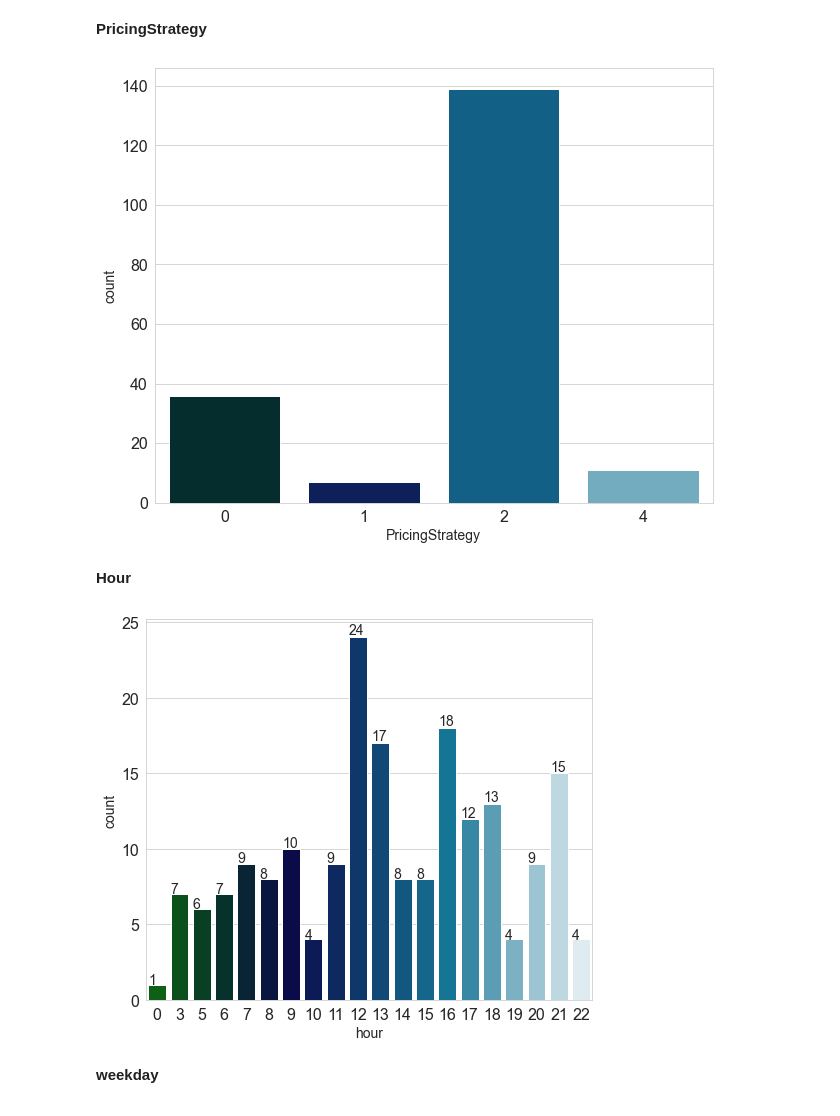
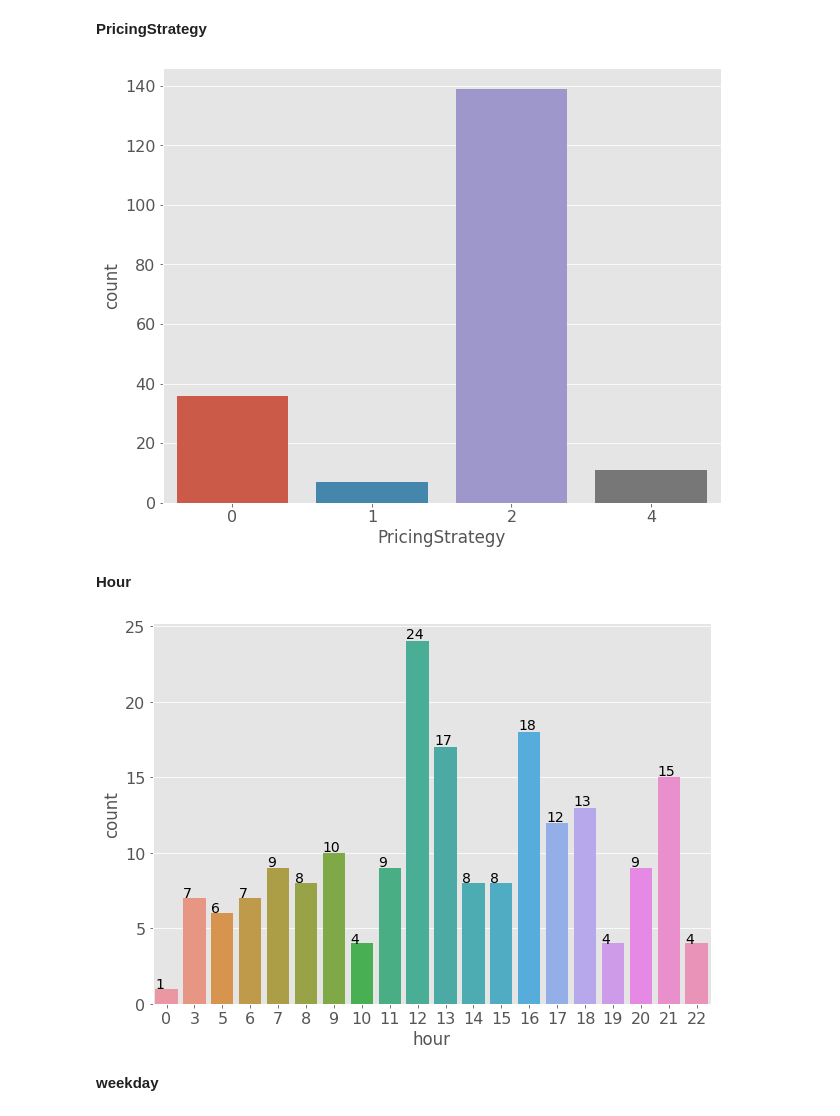
Before and after one commit to Paulvinc/Xente-Fraud-Detection, a Jupyter notebook: EDA_feature_engineering.ipynb, the cells around one changed output. Drawn from its saved outputs; the diff is of its cells as text; code cells hidden in the pictures.

```diff
--- a/EDA_feature_engineering.ipynb
+++ b/EDA_feature_engineering.ipynb
@@ -141,8 +143,7 @@ plt.show()
 **ProductId**
 # %%
 plt.figure(figsize=(10,6))
-sns.set_style('whitegrid')
-sns.countplot(x='ProductId',data=df[df["FraudResult"] == 1], palette='ocean')
+sns.countplot(x='ProductId',data=df[df["FraudResult"] == 1])
 plt.yticks(size=16)
 plt.xticks(size=16)
 plt.show()
@@ -154,8 +155,7 @@ plt.show()
 **ProviderId**
 # %%
 plt.figure(figsize=(12,8))
-sns.set_style('whitegrid')
-sns.countplot(x='ProviderId',data=df[df["FraudResult"] == 1], palette='ocean')
+sns.countplot(x='ProviderId',data=df[df["FraudResult"] == 1])
 plt.yticks(size=16)
 plt.xticks(size=16)
 plt.show()
@@ -166,8 +166,7 @@ plt.show()
 - Fraudulent transactions mostly happen on one specific channel.
 # %%
 plt.figure(figsize=(10,6))
-sns.set_style('whitegrid')
-sns.countplot(x='ChannelId',data=df[df["FraudResult"] == 1], palette='ocean')
+sns.countplot(x='ChannelId',data=df[df["FraudResult"] == 1])
 plt.yticks(size=16)
 plt.xticks(size=16)
 plt.show()
@@ -177,25 +176,23 @@ plt.show()
 **PricingStrategy**
 # %%
 plt.figure(figsize=(10,8))
-sns.set_style('whitegrid')
-sns.countplot(x='PricingStrategy',data=df[df["FraudResult"] == 1], palette='ocean')
+sns.countplot(x='PricingStrategy',data=df[df["FraudResult"] == 1])
 plt.yticks(size=16)
 plt.xticks(size=16)
 plt.show()
 # %% [output]
-[figure, old version]
+[figure, new version]
 # %% [markdown]
 **Hour**
 # %%
-fig, ax = plt.subplots(figsize=(8,7))
-sns.set_style('whitegrid')
-sns.countplot(x='hour',data=df[df["FraudResult"] == 1], palette='ocean')
+fig, ax = plt.subplots(figsize=(10,7))
+sns.countplot(x='hour',data=df[df["FraudResult"] == 1])
 plt.yticks(size=16)
 plt.xticks(size=16)
 for p in ax.patches:
     ax.annotate(str(format(int(p.get_height()), ',d')), (p.get_x(), p.get_height()*1.01))
 # %% [output]
-[figure, old version]
+[figure, new version]
 # %% [markdown]
 **weekday**
 # %%
```
Also changed, not shown: parts of 19 cells of this notebook.
